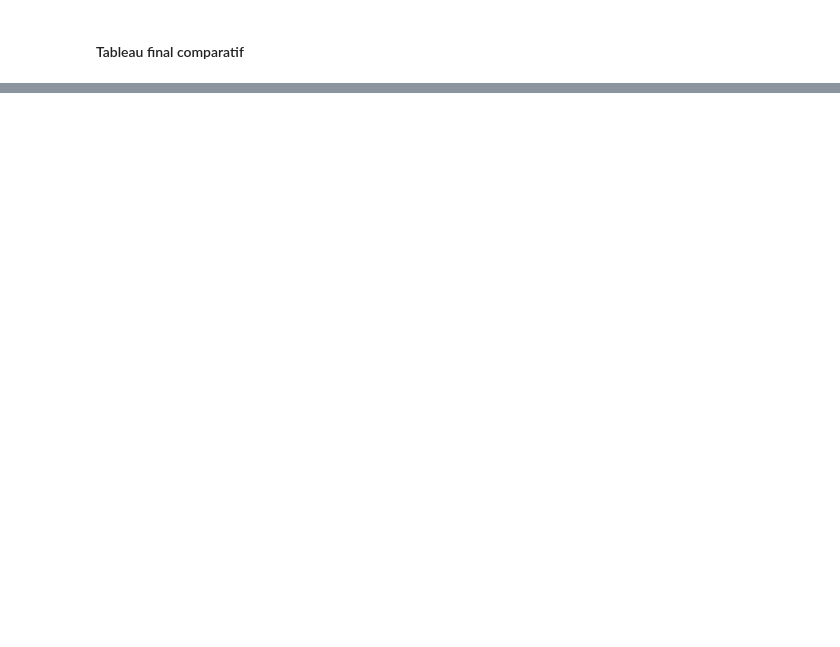
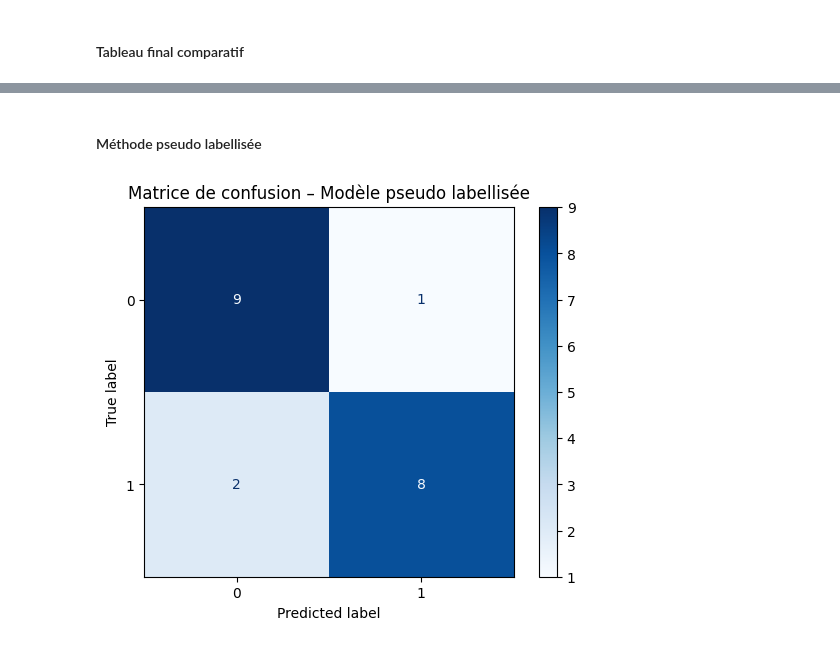
Before and after one commit to SCFlorian/Apprentissage_semi_supervise, a Jupyter notebook: notebooks/notebook_4_modelisation_semi_supervisee.ipynb, the cells around one changed output, grey strips where cells are left out. Saved outputs shown, nothing was run; the diff lists cells and outputs as text; code cells hidden in the pictures; blank space fills up the shorter version.

```diff
--- a/notebooks/notebook_4_modelisation_semi_supervisee.ipynb
+++ b/notebooks/notebook_4_modelisation_semi_supervisee.ipynb
@@ -323,5 +405,5 @@ def train_supervised(model, loader, epochs=10, lr=1e-4):
 # %%
-def pretrain_pseudo(model, loader, epochs=10, lr=1e-4):
+def pretrain_pseudo(model, loader, epochs=5, lr=1e-4):
 
     model = model.to(device)
     criterion = nn.BCELoss()
@@ -446,0 +577,10 @@ df_results
+# %% [markdown]
+#### Méthode pseudo labellisée
+# %%
+cm_pseudo = confusion_matrix(truths_pseudo, preds_pseudo)
+disp_pseudo = ConfusionMatrixDisplay(cm_pseudo)
+disp_pseudo.plot(cmap="Blues")
+plt.title("Matrice de confusion – Modèle pseudo labellisée")
+plt.show()
+# %% [output]
+[figure, added]
```
Also changed, not shown: parts of 28 cells of this notebook.
